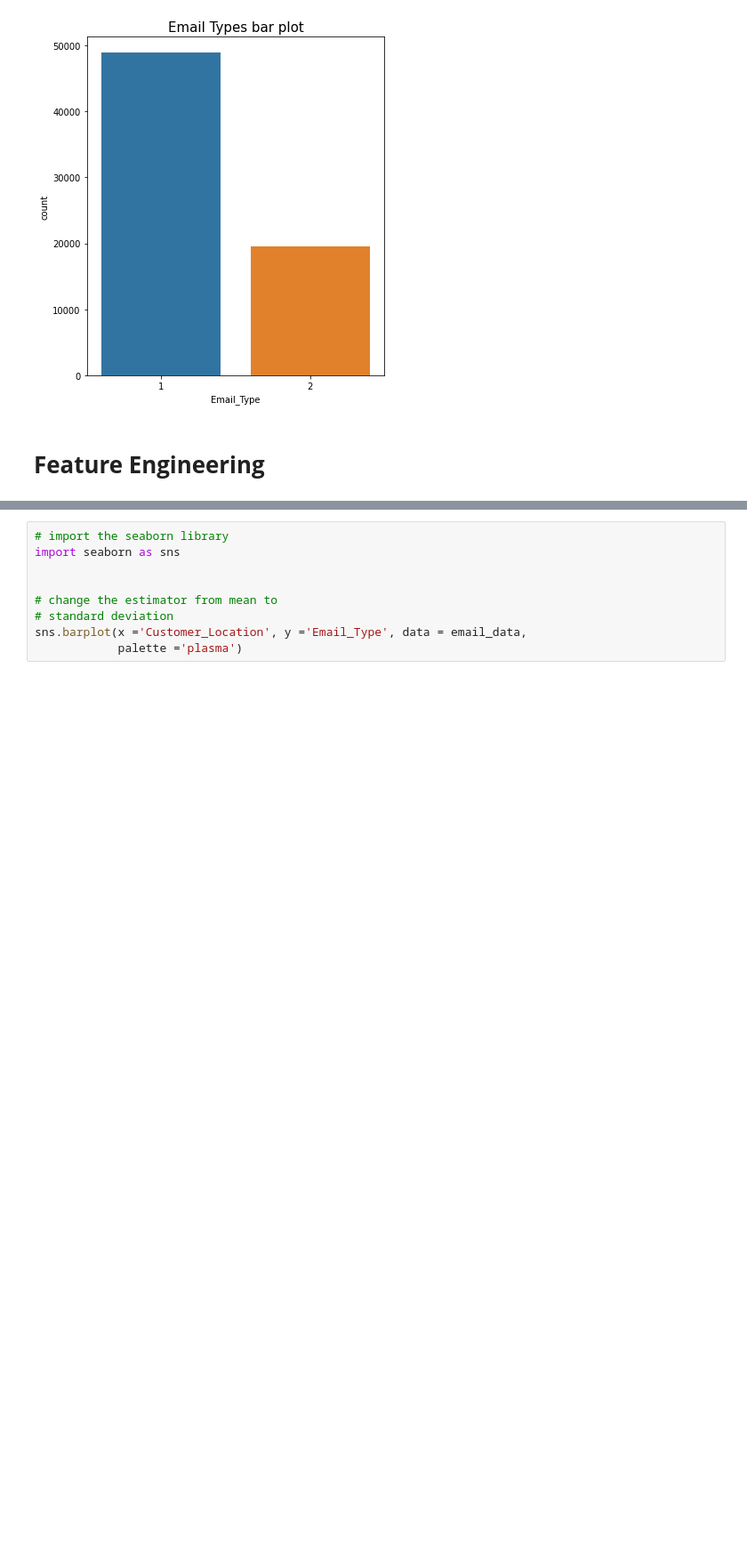
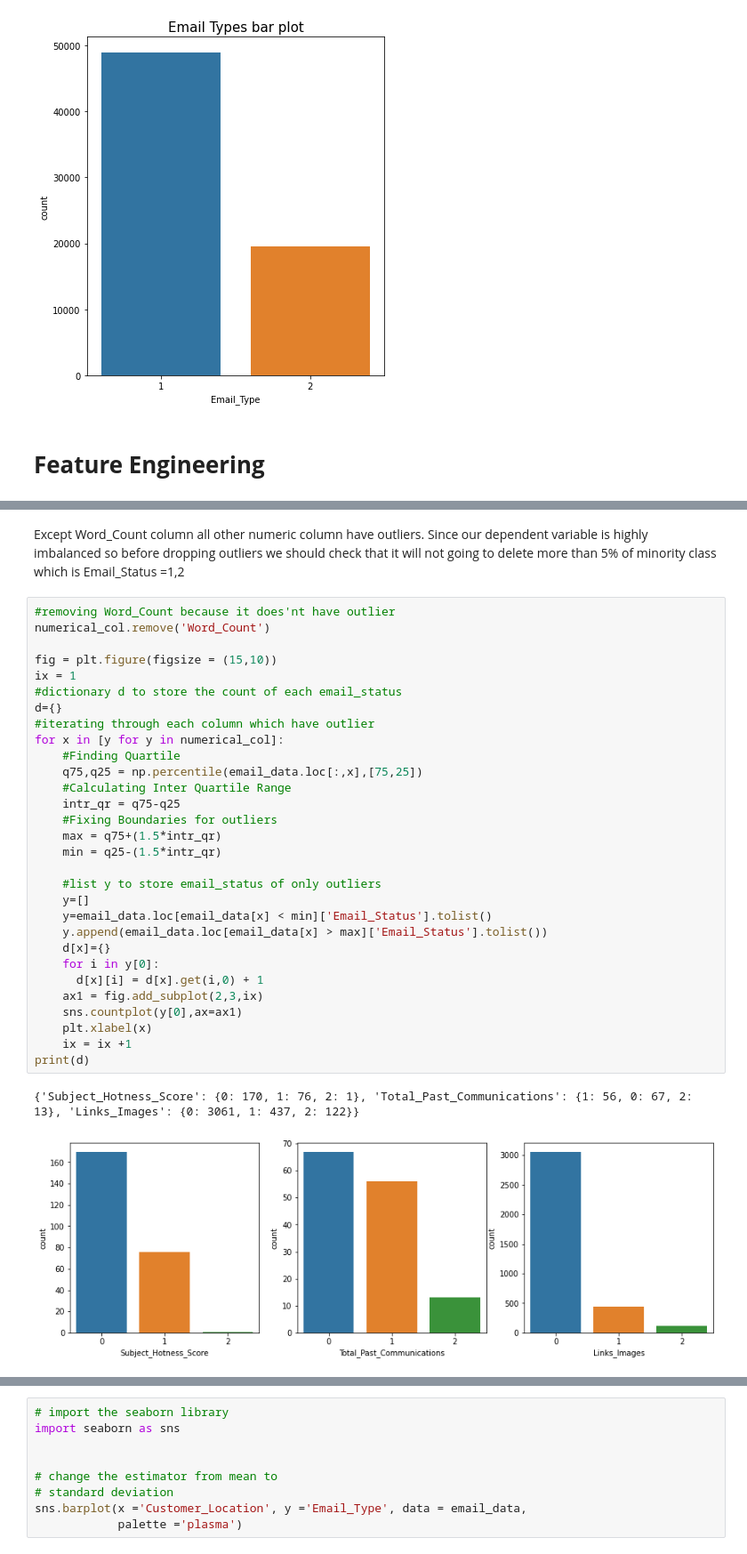
Before and after one commit to Akramkhan01/Email-Campaign-Effectiveness-Prediction-Capstone-Project, a Jupyter notebook: Email_Campaign_Effectiveness_Prediction.ipynb, the cells around one changed output, grey strips where cells are left out. Shown: that part at 89% size. Saved outputs shown, nothing was run; the diff lists cells and outputs as text; blank space fills up the shorter version.

```diff
--- a/Email_Campaign_Effectiveness_Prediction.ipynb
+++ b/Email_Campaign_Effectiveness_Prediction.ipynb
@@ -547,0 +573,35 @@ Text(0.5, 1.0, 'Email Types bar plot')
+# %% [markdown]
+Except Word_Count column all other numeric column have outliers. Since our dependent variable is highly imbalanced so before dropping outliers we should check that it will not going to delete more than 5% of minority class which is Email_Status =1,2
+# %%
+#removing Word_Count because it does'nt have outlier
+numerical_col.remove('Word_Count')
+
+fig = plt.figure(figsize = (15,10))
+ix = 1
+#dictionary d to store the count of each email_status
+d={}
+#iterating through each column which have outlier
+for x in [y for y in numerical_col]:
+    #Finding Quartile
+    q75,q25 = np.percentile(email_data.loc[:,x],[75,25])
+    #Calculating Inter Quartile Range
+    intr_qr = q75-q25
+    #Fixing Boundaries for outliers
+    max = q75+(1.5*intr_qr)
+    min = q25-(1.5*intr_qr)
+
+    #list y to store email_status of only outliers
+    y=[]
+    y=email_data.loc[email_data[x] < min]['Email_Status'].tolist()
+    y.append(email_data.loc[email_data[x] > max]['Email_Status'].tolist())
+    d[x]={}
+    for i in y[0]:
+      d[x][i] = d[x].get(i,0) + 1
+    ax1 = fig.add_subplot(2,3,ix)
+    sns.countplot(y[0],ax=ax1)
+    plt.xlabel(x)
+    ix = ix +1
+print(d)
+# %% [output]
+{'Subject_Hotness_Score': {0: 170, 1: 76, 2: 1}, 'Total_Past_Communications': {1: 56, 0: 67, 2: 13}, 'Links_Images': {0: 3061, 1: 437, 2: 122}}
+[figure, added]
```
Also changed, not shown: parts of 12 cells of this notebook.
